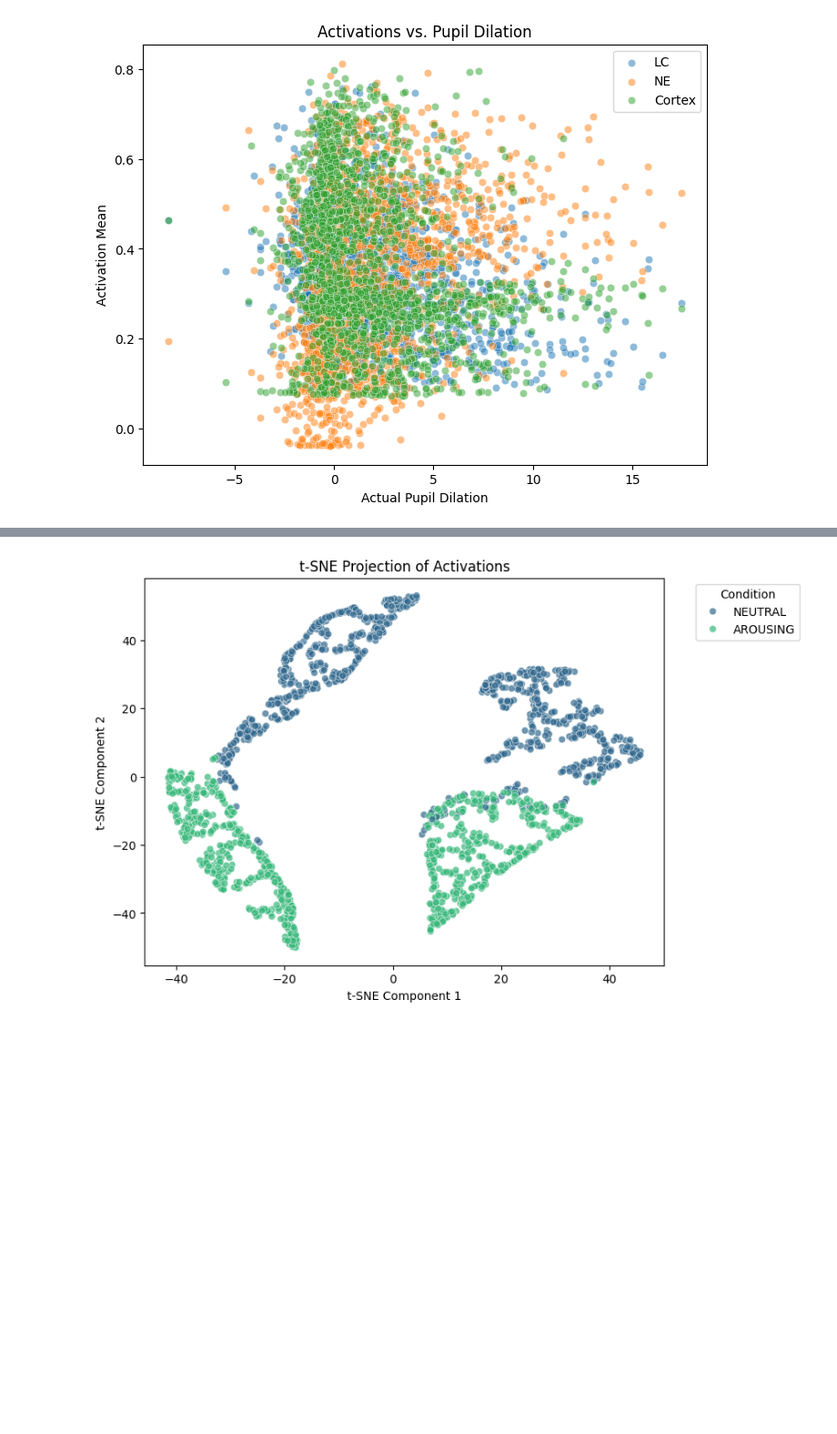
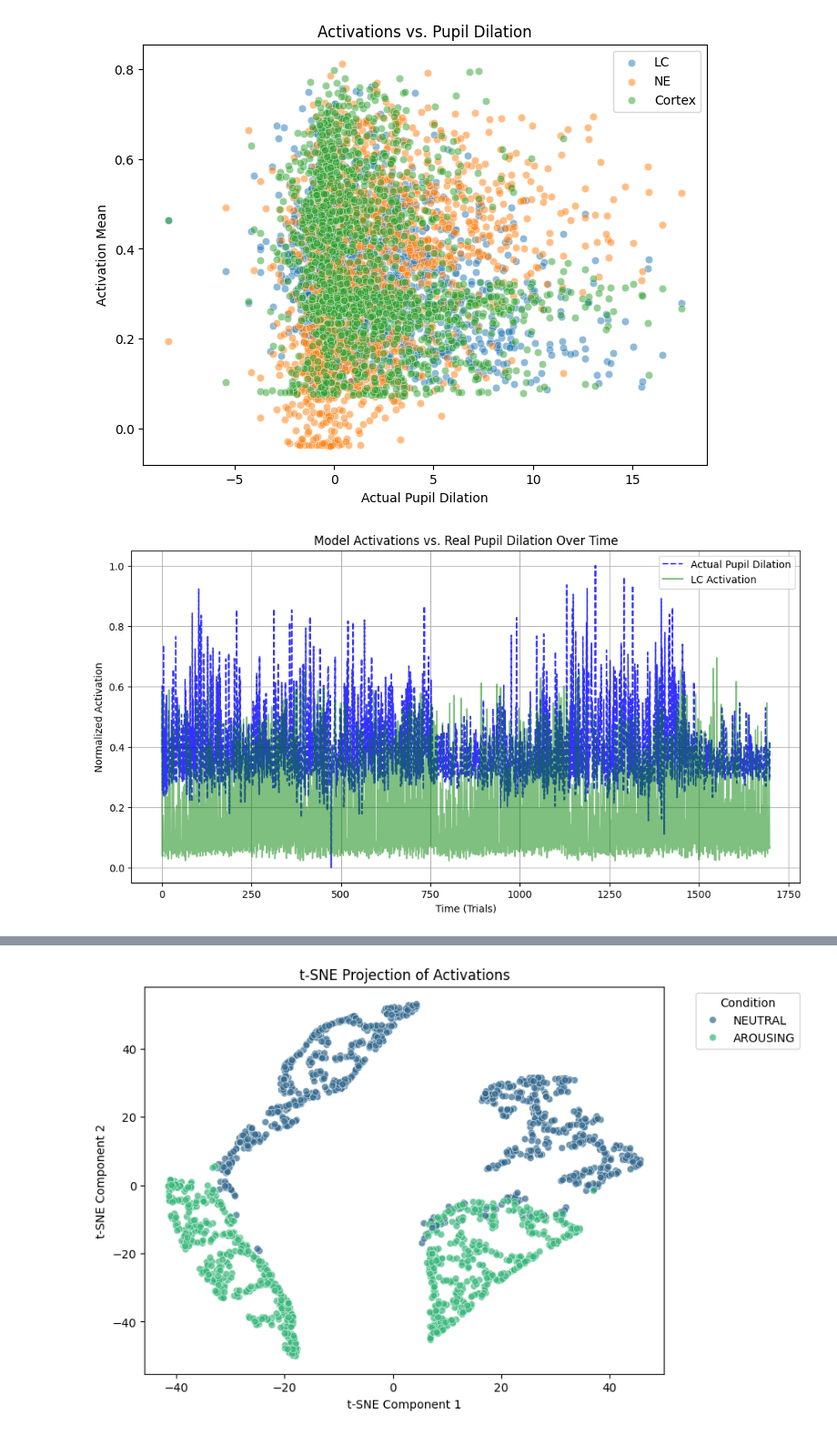
Before and after one commit to KevinBian107/EEB, a Jupyter notebook: playground.ipynb, the cells around one changed output, grey strips where cells are left out. Shown at 91% size. Saved outputs shown, nothing was run; the diff lists cells and outputs as text; code cells hidden in the pictures; blank space fills up the shorter version.

```diff
--- a/playground.ipynb
+++ b/playground.ipynb
@@ -231,6 +230,9 @@ plt.legend()
 plt.title("Distribution of Actual vs. Predicted Pupil Dilation (RNN Model)")
 plt.grid(True)
 plt.show()
+
+corr, _ = pearsonr(df_actual['Event_PupilDilation'], df_predictions['PupilPred'])
+print(f"Pearson Correlation: {corr:.4f}")
 # %% [output]
 [figure]
 [figure]
@@ -489,3 +494,78 @@ plt.legend()
 plt.show()
 # %% [output]
 [figure]
+# %%
+import matplotlib.pyplot as plt
+import seaborn as sns
+import numpy as np
+from sklearn.preprocessing import MinMaxScaler
+from scipy.stats import pearsonr
+
+# Run model to get activations
+with torch.no_grad():
+    LC_activations, NE_activations, C_activations, Pupil_pred = model_lc(
+        X_tensor, torch.zeros(X_tensor.shape[0], 8), torch.zeros(X_tensor.shape[0], 8)
+    )
+
+# Convert to NumPy for plotting
+act_lc = LC_activations.cpu().numpy().squeeze()
+act_ne = NE_activations.cpu().numpy().squeeze()
+act_cortex = C_activations.cpu().numpy().squeeze()
+pupil_pred = Pupil_pred.cpu().numpy().squeeze()
+
+# Extract actual pupil dilation from dataset
+pupil_actual = df_clean["Event_PupilDilation"].values
+time_axis = np.arange(len(pupil_actual))  # Time index
+
+# Fit MinMaxScaler for EACH variable separately
+scaler_pupil = MinMaxScaler(feature_range=(0, 1))
+pupil_actual_scaled = scaler_pupil.fit_transform(pupil_actual.reshape(-1, 1)).squeeze()
+pupil_pred_scaled = scaler_pupil.transform(pupil_pred.reshape(-1, 1)).squeeze()
+
+scaler_lc = MinMaxScaler(feature_range=(0, 1))
+act_lc_scaled = scaler_lc.fit_transform(act_lc.reshape(-1, 1)).squeeze()
+
+scaler_ne = MinMaxScaler(feature_range=(0, 1))
+act_ne_scaled = scaler_ne.fit_transform(act_ne.reshape(-1, 1)).squeeze()
+
+scaler_cortex = MinMaxScaler(feature_range=(0, 1))
+act_cortex_scaled = scaler_cortex.fit_transform(act_cortex.reshape(-1, 1)).squeeze()
+
+# Ensure all variables have the same length
+min_length = min(len(time_axis), len(pupil_actual_scaled), len(pupil_pred_scaled),
+                 len(act_lc_scaled), len(act_ne_scaled), len(act_cortex_scaled))
+
+time_axis = time_axis[:min_length]
+pupil_actual_scaled = pupil_actual_scaled[:min_length]
+pupil_pred_scaled = pupil_pred_scaled[:min_length]
+act_lc_scaled = act_lc_scaled[:min_length]
+act_ne_scaled = act_ne_scaled[:min_length]
+act_cortex_scaled = act_cortex_scaled[:min_length]
+
+
+plt.figure(figsize=(12, 6))
+
+sns.lineplot(x=time_axis, y=pupil_actual_scaled, label="Actual Pupil Dilation", color='blue', linestyle="dashed", alpha=0.8)
+sns.lineplot(x=time_axis, y=act_lc_scaled, label="LC Activation", color='green', alpha=0.5)
+# sns.lineplot(x=time_axis, y=act_ne_scaled, label="NE Activation", color='purple', alpha=0.5)
+# sns.lineplot(x=time_axis, y=act_cortex_scaled, label="Cortex Activation", color='orange', alpha=0.5)
+
+plt.xlabel("Time (Trials)")
+plt.ylabel("Normalized Activation")
+plt.title("Model Activations vs. Real Pupil Dilation Over Time")
+plt.legend()
+plt.grid(True)
+plt.show()
+
+# Compute Pearson correlations
+lc_corr = pearsonr(act_lc_scaled, pupil_actual_scaled)[0]
+ne_corr = pearsonr(act_ne_scaled, pupil_actual_scaled)[0]
+cortex_corr = pearsonr(act_cortex_scaled, pupil_actual_scaled)[0]
+pupil_pred_corr = pearsonr(pupil_pred_scaled, pupil_actual_scaled)[0]
+print(f"Correlation with Actual Pupil Dilation:")
+print(f"LC Activation: {lc_corr:.3f}")
+print(f"NE Activation: {ne_corr:.3f}")
+print(f"Cortex Activation: {cortex_corr:.3f}")
+print(f"Predicted Pupil Dilation: {pupil_pred_corr:.3f}")
+# %% [output]
+[figure, added]
```
Also changed, not shown: parts of 5 cells of this notebook, 2 other files.
